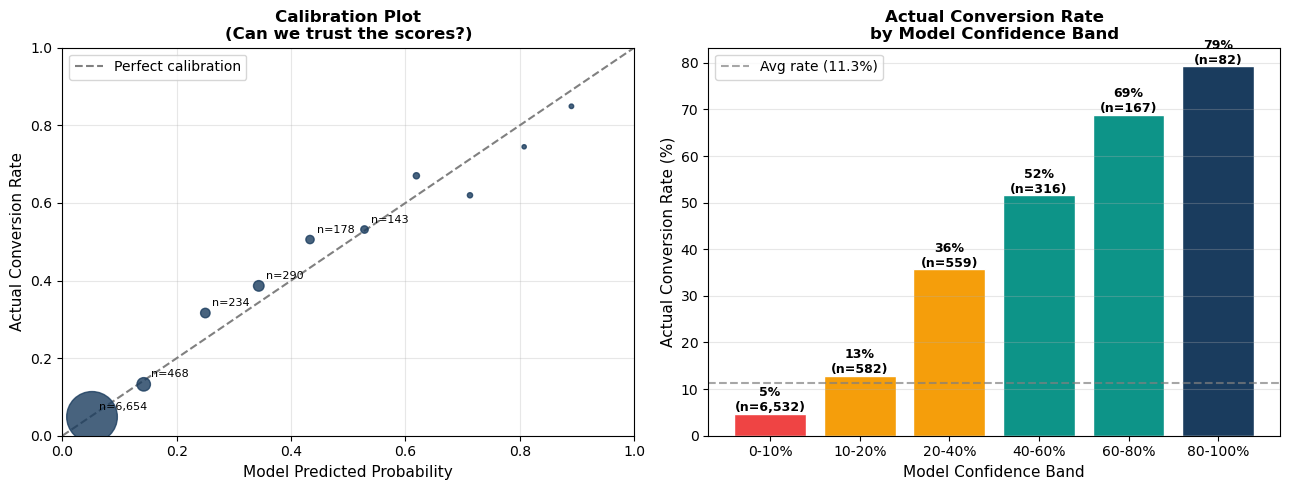
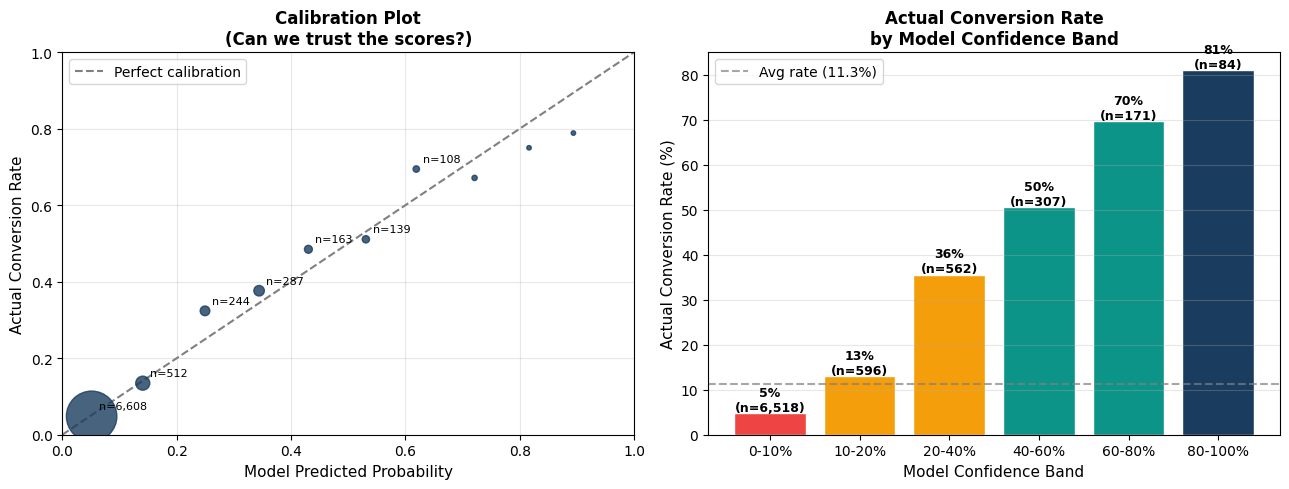
The change to this notebook cell's code, shown as a diff; its figure went from the first image to the second:
--- before
+++ after
@@ -57,5 +57,5 @@
 
 plt.tight_layout()
-plt.savefig('confidence_score.png', dpi=150, bbox_inches='tight')
+# plt.savefig('confidence_score.png', dpi=150, bbox_inches='tight')
 plt.show()
 print("Confidence chart saved.")

Commit: Update notebook with GitHub data loading and fix seaborn import